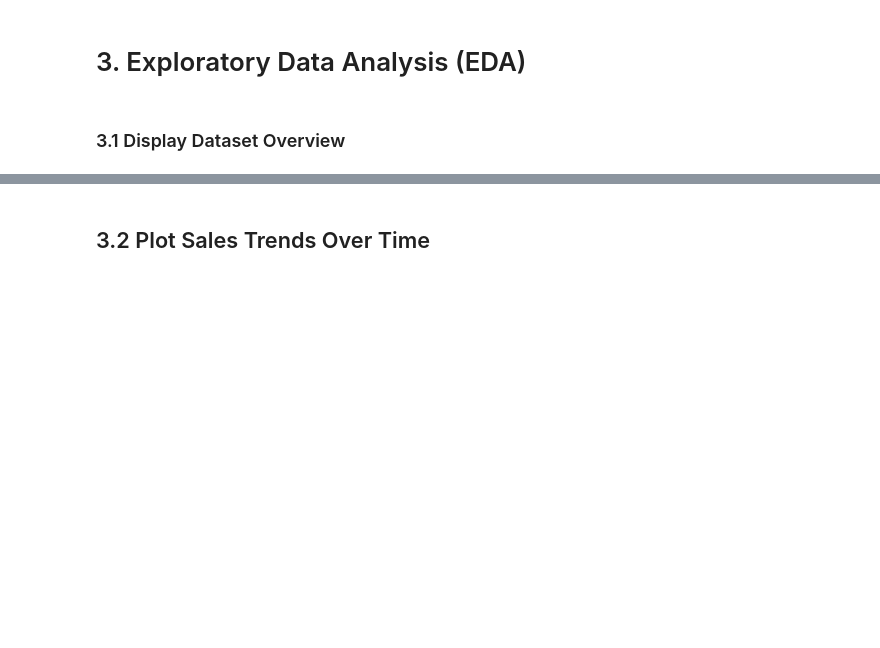
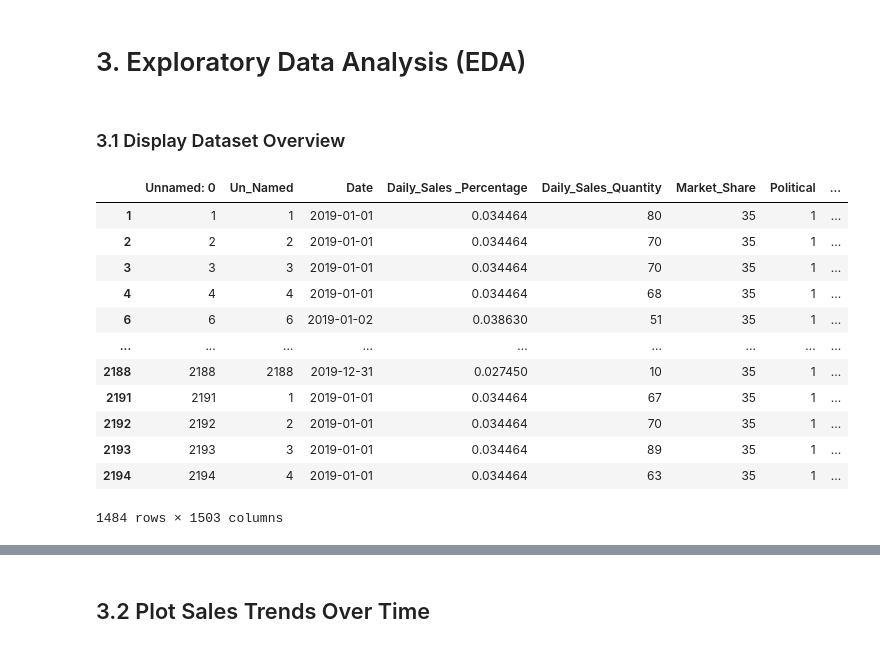
Before and after one commit to Deepan-CodeBuster/datathon_CodeCommandos, a Jupyter notebook: model.ipynb, the cells around one changed output, grey strips where cells are left out. Drawn from its saved outputs; the diff is of its cells as text; code cells hidden in the pictures; blank space fills up the shorter version.

```diff
--- a/model.ipynb
+++ b/model.ipynb
@@ -32,6 +32,22 @@ train_data = train_data.dropna(subset=['Date'])
 # 3. Exploratory Data Analysis (EDA)
 # %% [markdown]
 ### 3.1 Display Dataset Overview
+# %%
+train_data
+# %% [output]
+|  | Unnamed: 0 | Un_Named | Date | Daily_Sales _Percentage | Daily_Sales_Quantity | Market_Share | Political | ... |
+| 1 | 1 | 1 | 2019-01-01 | 0.034464 | 80 | 35 | 1 | ... |
+| 2 | 2 | 2 | 2019-01-01 | 0.034464 | 70 | 35 | 1 | ... |
+| 3 | 3 | 3 | 2019-01-01 | 0.034464 | 70 | 35 | 1 | ... |
+| 4 | 4 | 4 | 2019-01-01 | 0.034464 | 68 | 35 | 1 | ... |
+| 6 | 6 | 6 | 2019-01-02 | 0.038630 | 51 | 35 | 1 | ... |
+| ... | ... | ... | ... | ... | ... | ... | ... | ... |
+| 2188 | 2188 | 2188 | 2019-12-31 | 0.027450 | 10 | 35 | 1 | ... |
+| 2191 | 2191 | 1 | 2019-01-01 | 0.034464 | 67 | 35 | 1 | ... |
+| 2192 | 2192 | 2 | 2019-01-01 | 0.034464 | 70 | 35 | 1 | ... |
+| 2193 | 2193 | 3 | 2019-01-01 | 0.034464 | 89 | 35 | 1 | ... |
+| 2194 | 2194 | 4 | 2019-01-01 | 0.034464 | 63 | 35 | 1 | ... |
+1484 rows × 1503 columns
 # %%
 train_data.info()
 train_data.describe()
```
Also changed, not shown: parts of 1 cell of this notebook.
